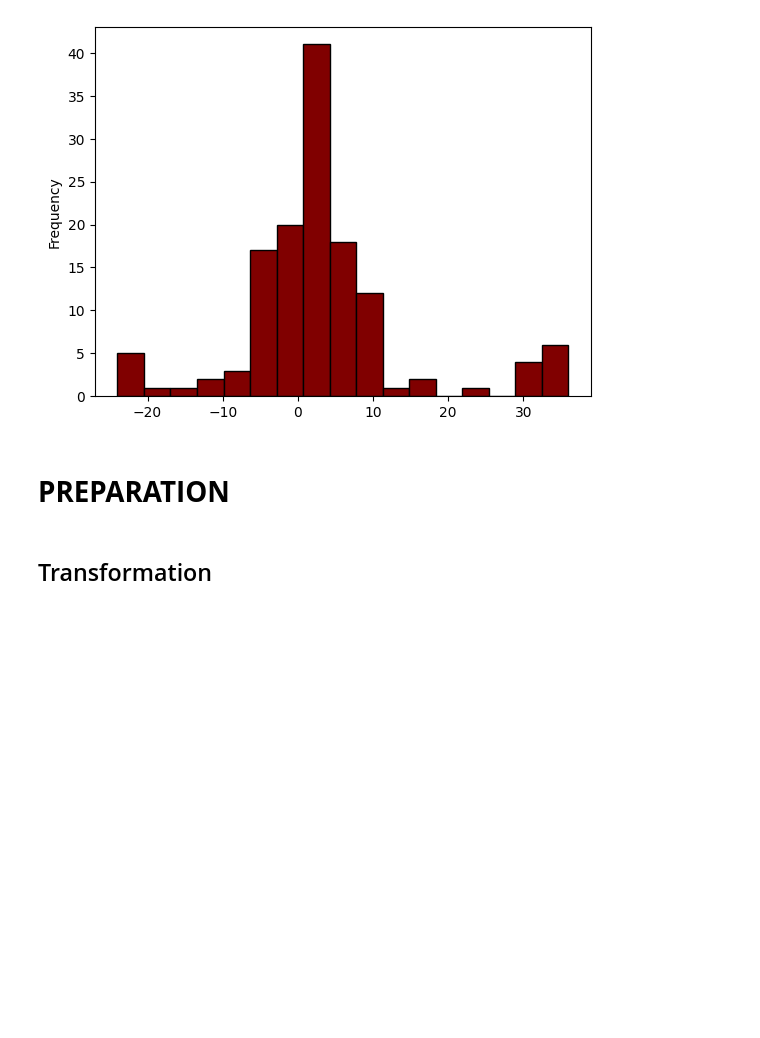
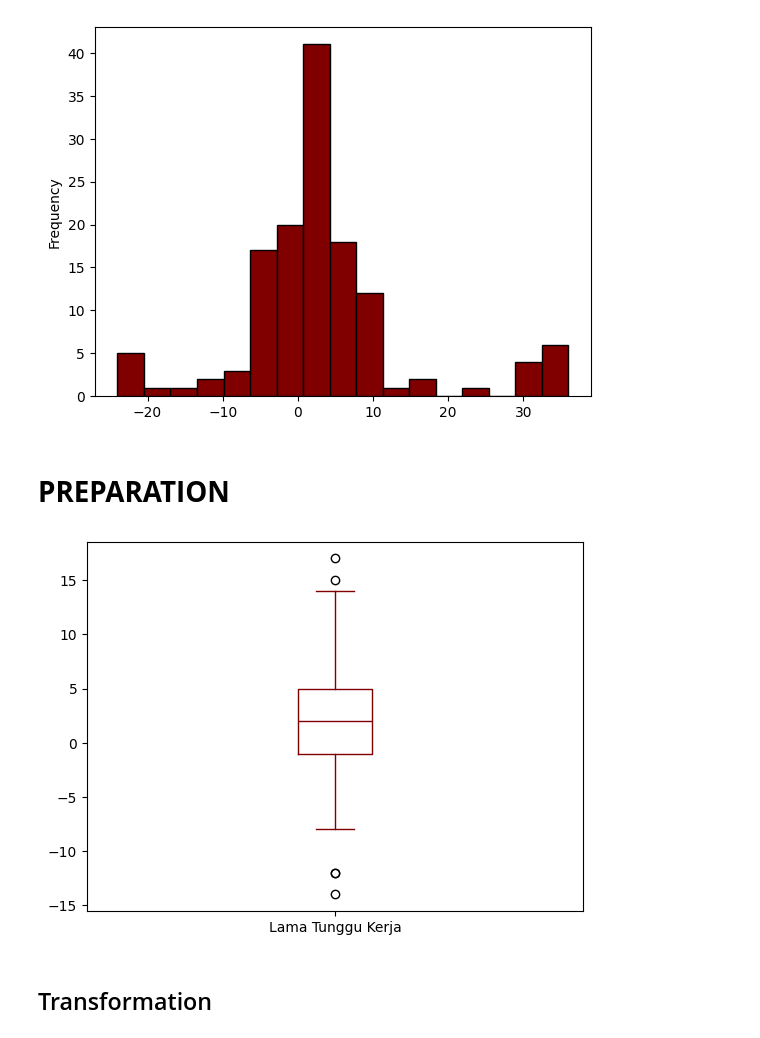
Before and after one commit to firarru/Project-Tracer-Study, a Jupyter notebook: Tracer_Study.ipynb, the cells around one changed output. Saved outputs shown, nothing was run; the diff lists cells and outputs as text; code cells hidden in the pictures; blank space fills up the shorter version.

```diff
--- a/Tracer_Study.ipynb
+++ b/Tracer_Study.ipynb
@@ -84,6 +84,23 @@ df['Lama Tunggu Kerja'].plot(kind='hist', bins=17, color='maroon', edgecolor='bl
 [figure]
 # %% [markdown]
 # **PREPARATION**
+# %%
+import matplotlib.pyplot as plt
+def remove_outliers_iqr(df, column):
+    Q1 = df[column].quantile(0.25)
+    Q3 = df[column].quantile(0.75)
+    IQR = Q3 - Q1
+    lower_bound = Q1 - 1.5 * IQR
+    upper_bound = Q3 + 1.5 * IQR
+    df_filtered = df[(df[column] >= lower_bound) & (df[column] <= upper_bound)]
+    return df_filtered
+
+df_no_outliers = remove_outliers_iqr(df, 'Lama Tunggu Kerja')
+
+df_no_outliers['Lama Tunggu Kerja'].plot(kind='box', color='maroon')
+plt.show()
+# %% [output]
+[figure, added]
 # %% [markdown]
 ## Transformation
 # %%
```
Also changed, not shown: parts of 3 cells of this notebook.
